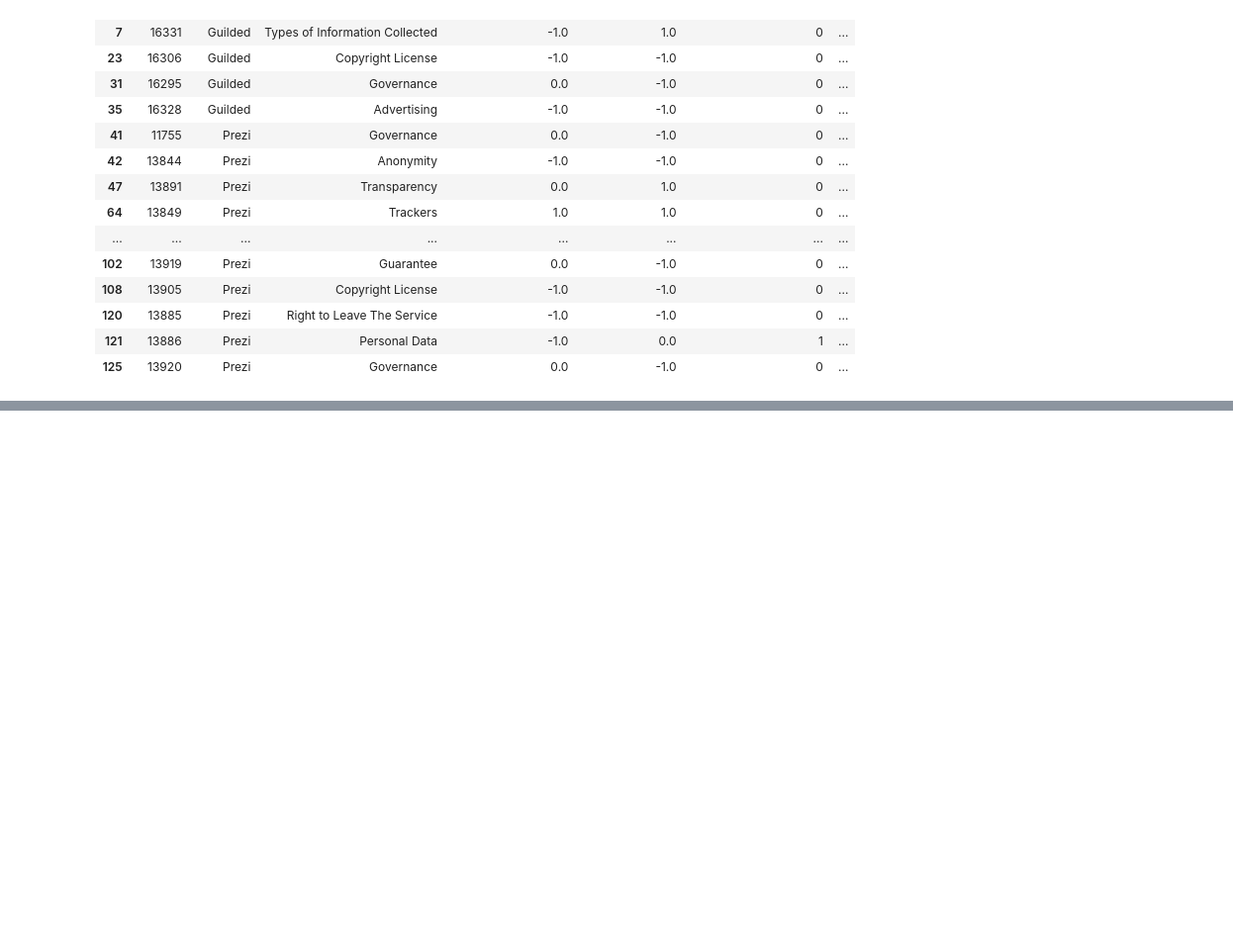
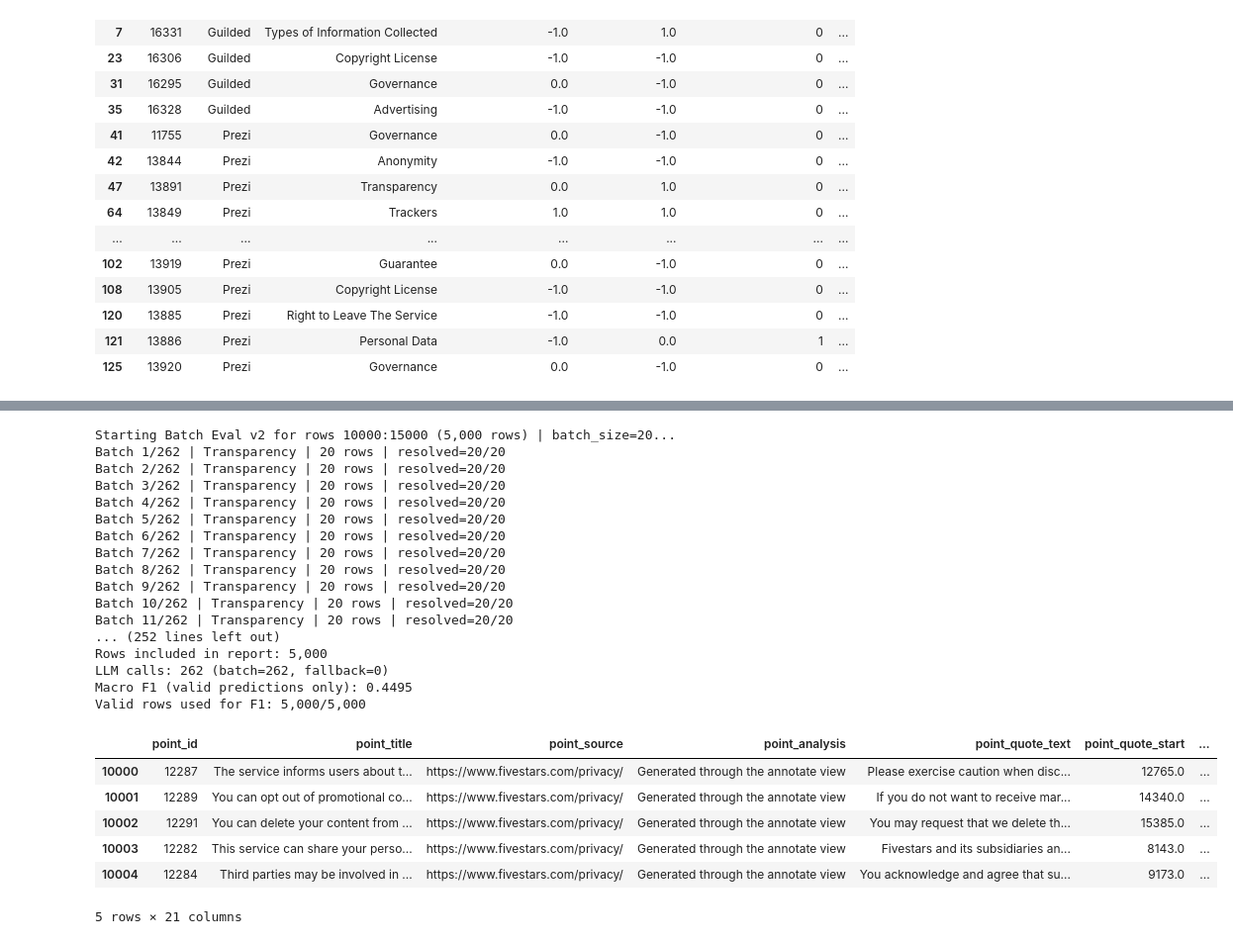
Before and after one commit to riki-11/lawgic, a Jupyter notebook: notebooks/tos_dr/tos_dr_evaluation.ipynb, the cells around one changed output, grey strips where cells are left out. Shown at 99% size. Cells and saved outputs as stored; diff of their text form; code cells hidden in the pictures; blank space fills up the shorter version.

Commit message:
feat: finish tosdr evaluation by 20 rows per batch across full dataset

```diff
--- a/notebooks/tos_dr/tos_dr_evaluation.ipynb
+++ b/notebooks/tos_dr/tos_dr_evaluation.ipynb
@@ -1221,0 +1428,29 @@ Validation disagreements (batch_size=20): 161 / 1,000
+# %%
+# Batch 3/5: rows 10000-14999 (human rows 10001-15000)
+batch20_3_df, batch20_3_stats, batch20_3_macro_f1 = run_batch_eval_by_row_range(10000, 15000)
+batch20_3_df.head()
+# %% [output]
+Starting Batch Eval v2 for rows 10000:15000 (5,000 rows) | batch_size=20...
+Batch 1/262 | Transparency | 20 rows | resolved=20/20
+Batch 2/262 | Transparency | 20 rows | resolved=20/20
+Batch 3/262 | Transparency | 20 rows | resolved=20/20
+Batch 4/262 | Transparency | 20 rows | resolved=20/20
+Batch 5/262 | Transparency | 20 rows | resolved=20/20
+Batch 6/262 | Transparency | 20 rows | resolved=20/20
+Batch 7/262 | Transparency | 20 rows | resolved=20/20
+Batch 8/262 | Transparency | 20 rows | resolved=20/20
+Batch 9/262 | Transparency | 20 rows | resolved=20/20
+Batch 10/262 | Transparency | 20 rows | resolved=20/20
+Batch 11/262 | Transparency | 20 rows | resolved=20/20
+... (252 lines left out)
+Rows included in report: 5,000
+LLM calls: 262 (batch=262, fallback=0)
+Macro F1 (valid predictions only): 0.4495
+Valid rows used for F1: 5,000/5,000
+|  | point_id | point_title | point_source | point_analysis | point_quote_text | point_quote_start | ... |
+| 10000 | 12287 | The service informs users about t... | https://www.fivestars.com/privacy/ | Generated through the annotate view | Please exercise caution when disc... | 12765.0 | ... |
+| 10001 | 12289 | You can opt out of promotional co... | https://www.fivestars.com/privacy/ | Generated through the annotate view | If you do not want to receive mar... | 14340.0 | ... |
+| 10002 | 12291 | You can delete your content from ... | https://www.fivestars.com/privacy/ | Generated through the annotate view | You may request that we delete th... | 15385.0 | ... |
+| 10003 | 12282 | This service can share your perso... | https://www.fivestars.com/privacy/ | Generated through the annotate view | Fivestars and its subsidiaries an... | 8143.0 | ... |
+| 10004 | 12284 | Third parties may be involved in ... | https://www.fivestars.com/privacy/ | Generated through the annotate view | You acknowledge and agree that su... | 9173.0 | ... |
+5 rows × 21 columns
```
Also changed, not shown: parts of 11 cells of this notebook, 6 other files.
